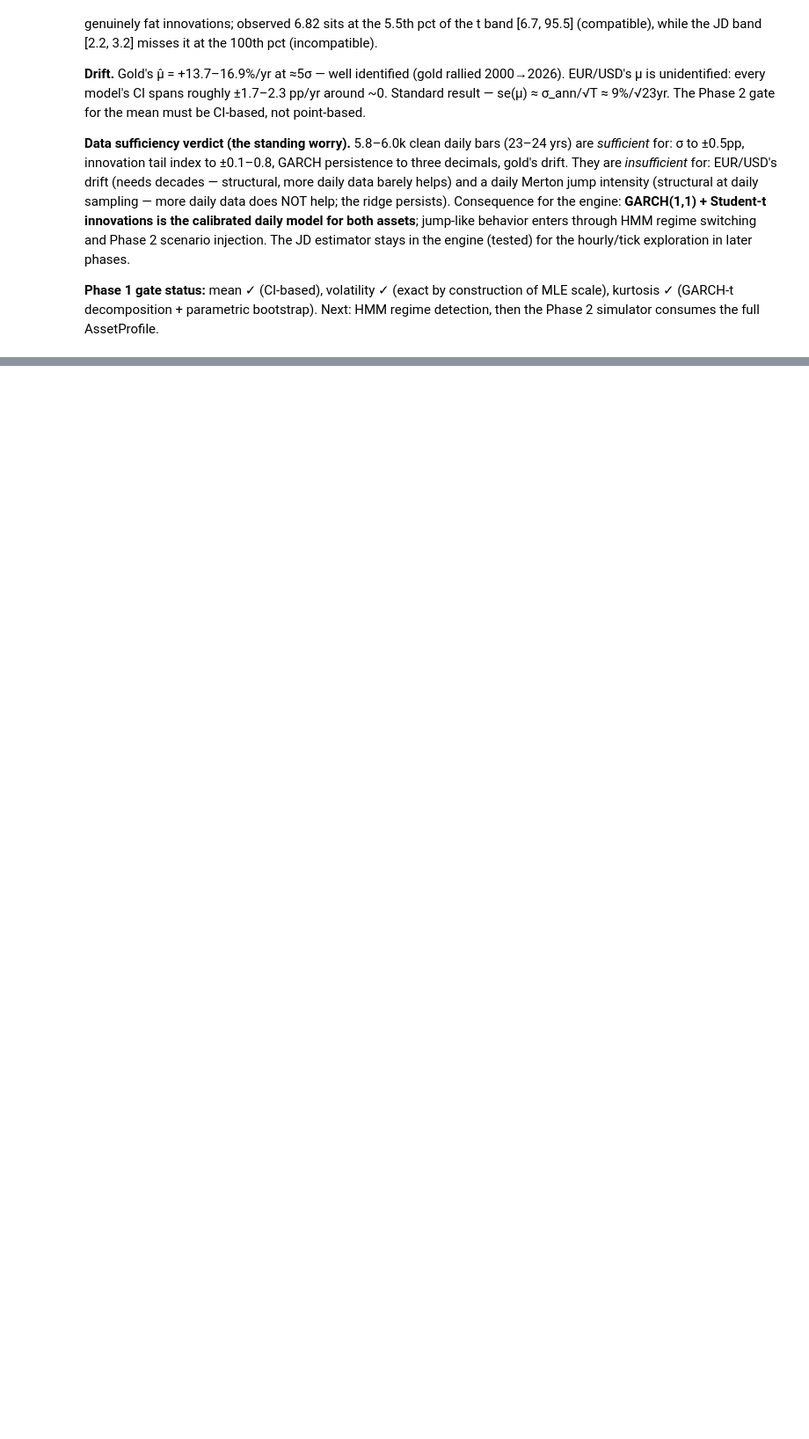
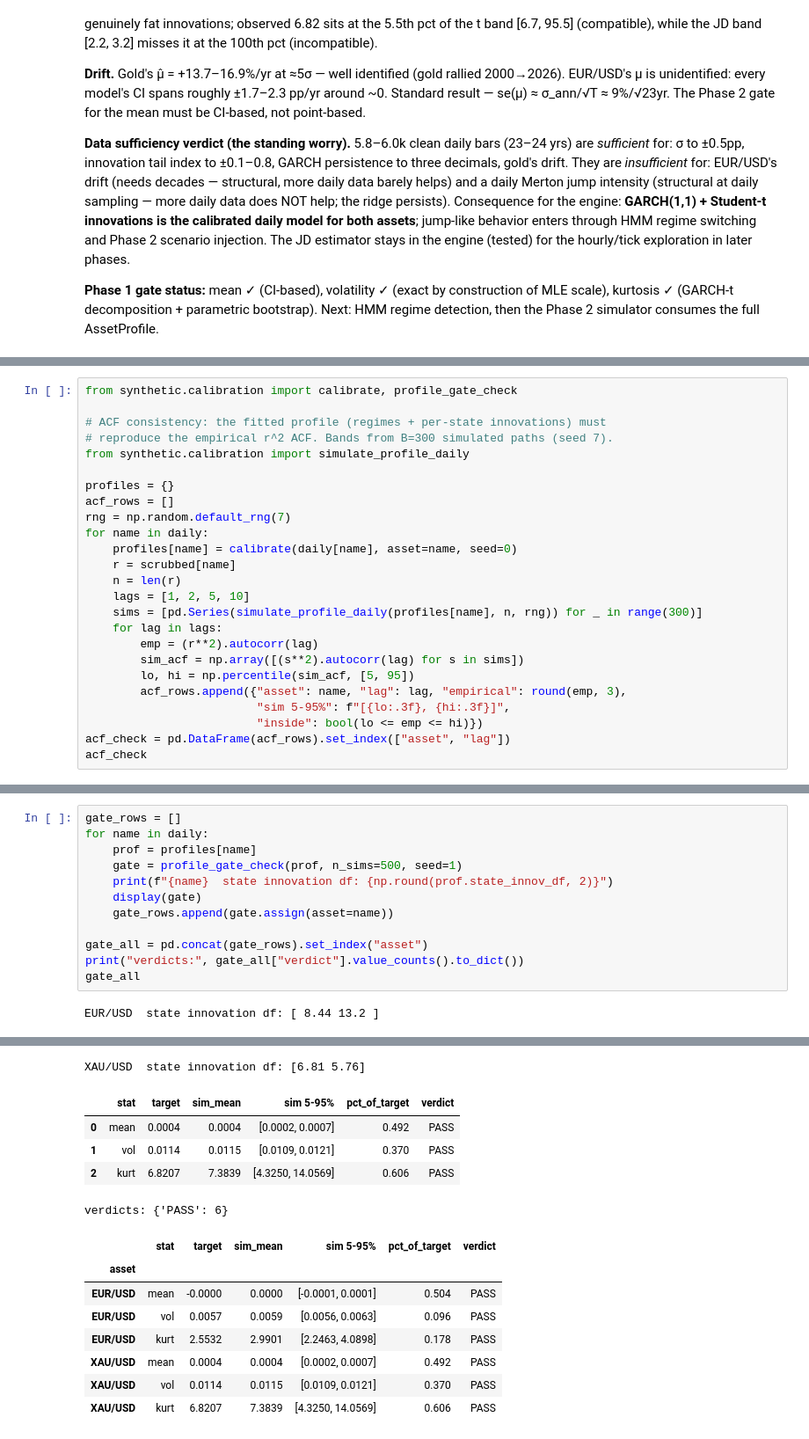
Before and after one commit to sebastiansalles/Synthetic-Market-Generator, a Jupyter notebook: notebooks/01_calibration.ipynb, the cells around one changed output, grey strips where cells are left out. Shown at 88% size. Saved outputs shown, nothing was run; the diff lists cells and outputs as text; blank space fills up the shorter version.

```diff
--- a/notebooks/01_calibration.ipynb
+++ b/notebooks/01_calibration.ipynb
@@ -364,0 +426,25 @@ XAU/USD:
+# %%
+from synthetic.calibration import calibrate, profile_gate_check
+
+# ACF consistency: the fitted profile (regimes + per-state innovations) must
+# reproduce the empirical r^2 ACF. Bands from B=300 simulated paths (seed 7).
+from synthetic.calibration import simulate_profile_daily
+
+profiles = {}
+acf_rows = []
+rng = np.random.default_rng(7)
+for name in daily:
+    profiles[name] = calibrate(daily[name], asset=name, seed=0)
+    r = scrubbed[name]
+    n = len(r)
+    lags = [1, 2, 5, 10]
+    sims = [pd.Series(simulate_profile_daily(profiles[name], n, rng)) for _ in range(300)]
+    for lag in lags:
+        emp = (r**2).autocorr(lag)
+        sim_acf = np.array([(s**2).autocorr(lag) for s in sims])
+        lo, hi = np.percentile(sim_acf, [5, 95])
+        acf_rows.append({"asset": name, "lag": lag, "empirical": round(emp, 3),
+                         "sim 5-95%": f"[{lo:.3f}, {hi:.3f}]",
+                         "inside": bool(lo <= emp <= hi)})
+acf_check = pd.DataFrame(acf_rows).set_index(["asset", "lag"])
+acf_check
@@ -364,0 +462,14 @@ XAU/USD:
+# %%
+gate_rows = []
+for name in daily:
+    prof = profiles[name]
+    gate = profile_gate_check(prof, n_sims=500, seed=1)
+    print(f"{name}  state innovation df: {np.round(prof.state_innov_df, 2)}")
+    display(gate)
+    gate_rows.append(gate.assign(asset=name))
+
+gate_all = pd.concat(gate_rows).set_index("asset")
+print("verdicts:", gate_all["verdict"].value_counts().to_dict())
+gate_all
+# %% [output]
+EUR/USD  state innovation df: [ 8.44 13.2 ]
@@ -364,0 +480,14 @@ XAU/USD:
+XAU/USD  state innovation df: [6.81 5.76]
+|  | stat | target | sim_mean | sim 5-95% | pct_of_target | verdict |
+| 0 | mean | 0.0004 | 0.0004 | [0.0002, 0.0007] | 0.492 | PASS |
+| 1 | vol | 0.0114 | 0.0115 | [0.0109, 0.0121] | 0.370 | PASS |
+| 2 | kurt | 6.8207 | 7.3839 | [4.3250, 14.0569] | 0.606 | PASS |
+verdicts: {'PASS': 6}
+|  | stat | target | sim_mean | sim 5-95% | pct_of_target | verdict |
+| asset |  |  |  |  |  |  |
+| EUR/USD | mean | -0.0000 | 0.0000 | [-0.0001, 0.0001] | 0.504 | PASS |
+| EUR/USD | vol | 0.0057 | 0.0059 | [0.0056, 0.0063] | 0.096 | PASS |
+| EUR/USD | kurt | 2.5532 | 2.9901 | [2.2463, 4.0898] | 0.178 | PASS |
+| XAU/USD | mean | 0.0004 | 0.0004 | [0.0002, 0.0007] | 0.492 | PASS |
+| XAU/USD | vol | 0.0114 | 0.0115 | [0.0109, 0.0121] | 0.370 | PASS |
+| XAU/USD | kurt | 6.8207 | 7.3839 | [4.3250, 14.0569] | 0.606 | PASS |
```
Also changed, not shown: parts of 15 cells of this notebook, 3 other files.
